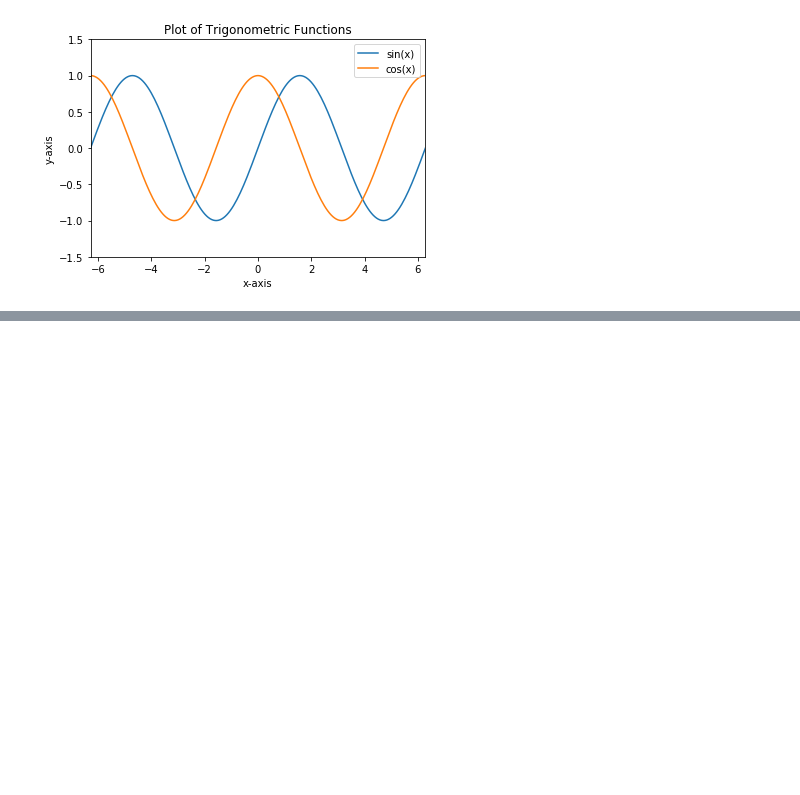
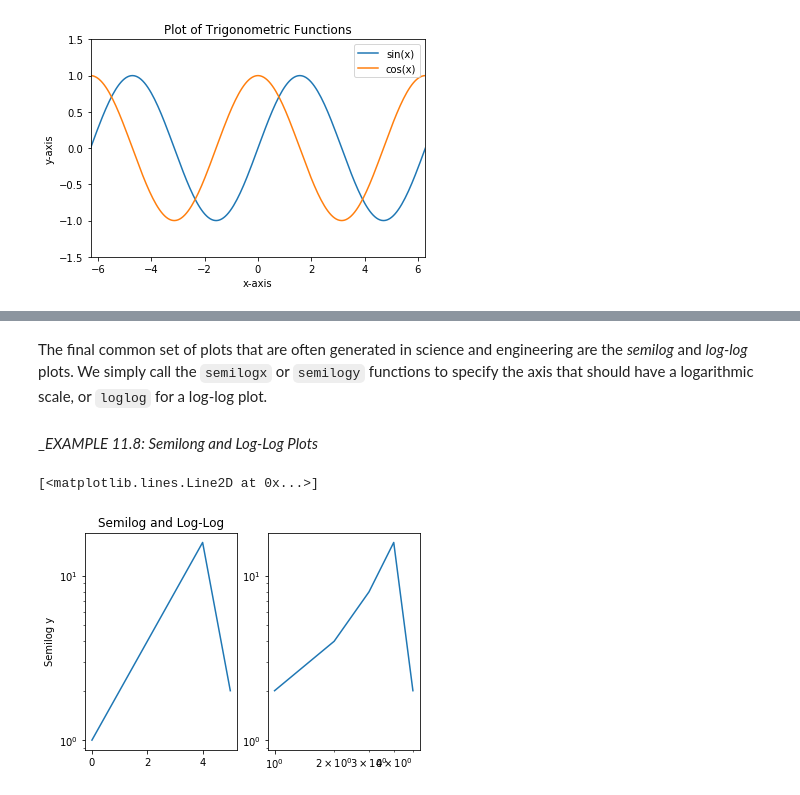
Before and after one commit to qingkaikong/E7-Textbook, a Jupyter notebook: codes/chapter11.01-2D-plotting.ipynb, the cells around one changed output, grey strips where cells are left out. Saved outputs shown, nothing was run; the diff lists cells and outputs as text; code cells hidden in the pictures; blank space fills up the shorter version.

```diff
--- a/codes/chapter11.01-2D-plotting.ipynb
+++ b/codes/chapter11.01-2D-plotting.ipynb
@@ -126,0 +157,22 @@ axes.set_ylim([-1.5, 1.5])
+# %% [markdown]
+The final common set of plots that are often generated in science and engineering are the _semilog_ and _log-log_ plots. We simply call the `semilogx` or `semilogy` functions to specify the axis that should have a logarithmic scale, or `loglog` for a log-log plot.
+# %% [markdown]
+__EXAMPLE 11.8: Semilong and Log-Log Plots_
+# %%
+import numpy as np
+import matplotlib.pyplot as plt
+
+x = np.linspace(0, 5, 6)
+y = np.array([1, 2, 4, 8, 16, 2])
+
+plt.subplot(1, 2, 1)
+plt.semilogy(x, y, '-')
+plt.ylabel('Semilog y')
+plt.title('Semilog')
+
+plt.subplot(1, 2, 2)
+plt.loglog(x, y, '-')
+plt.title('Log-Log')
+# %% [output]
+[<matplotlib.lines.Line2D at 0x...>]
+[figure, added]
```
Also changed, not shown: parts of 3 cells of this notebook.
